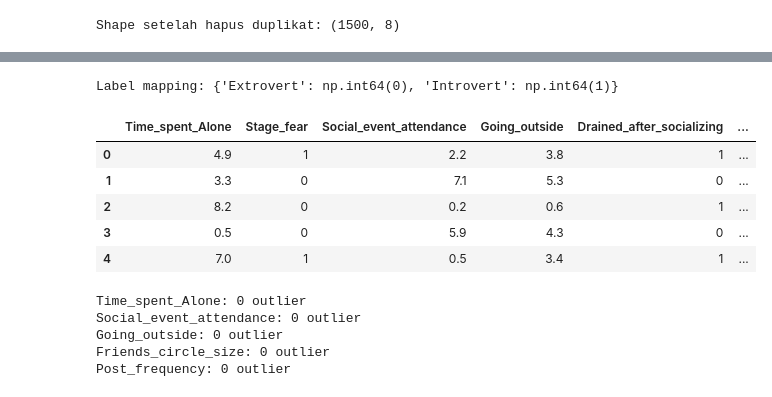
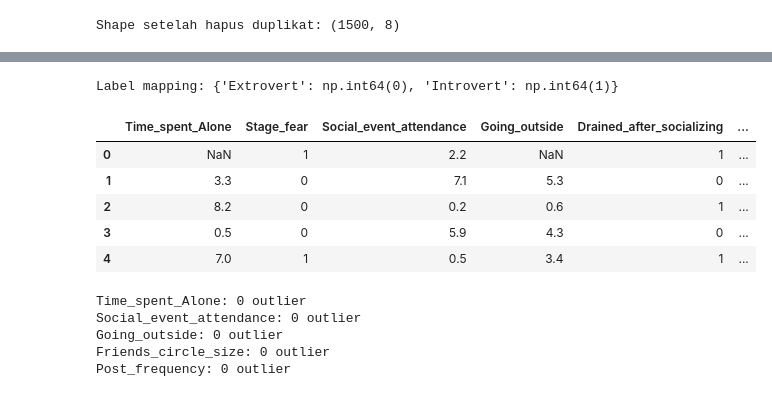
Before and after one commit to septyandy08/Image_Generation_Dicoding, a Jupyter notebook: Eksperimen_SML_Muhammad-Rizqy-Septyandy/preprocessing/Eksperimen_Muhammad-Rizqy-Septyandy.ipynb, the cells around one changed output, grey strips where cells are left out. Cells and saved outputs as stored; diff of their text form; code cells hidden in the pictures.

```diff
--- a/Eksperimen_SML_Muhammad-Rizqy-Septyandy/preprocessing/Eksperimen_Muhammad-Rizqy-Septyandy.ipynb
+++ b/Eksperimen_SML_Muhammad-Rizqy-Septyandy/preprocessing/Eksperimen_Muhammad-Rizqy-Septyandy.ipynb
@@ -218,12 +227,3 @@ df_clean = df.copy().drop_duplicates().reset_index(drop=True)
 print('Shape setelah hapus duplikat:', df_clean.shape)
 # %% [output]
 Shape setelah hapus duplikat: (1500, 8)
-# %%
-# 5.2 Imputasi missing values
-num_imputer = SimpleImputer(strategy='median')
-cat_imputer = SimpleImputer(strategy='most_frequent')
-
-df_clean[num_cols] = num_imputer.fit_transform(df_clean[num_cols])
-df_clean[cat_cols] = cat_imputer.fit_transform(df_clean[cat_cols])
-print('Missing setelah imputasi:')
-print(df_clean.isna().sum())
@@ -241,16 +230,20 @@ dtype: int64
 # %%
-# 5.3 Encoding kategorikal Yes/No -> 1/0 dan target -> 0/1
+# 5.2 Encoding kategorikal deterministik (Yes/No -> 1/0) dan target
+# Mapping ini deterministik (bukan dipelajari dari data) sehingga aman dilakukan
+# sebelum split. Imputasi numerik dilakukan dulu hanya untuk kolom kategorikal
+# agar mapping tidak menghasilkan NaN -> NaN.
+df_clean[cat_cols] = df_clean[cat_cols].fillna(df_clean[cat_cols].mode().iloc[0])
 for c in cat_cols:
     df_clean[c] = df_clean[c].map({'Yes': 1, 'No': 0}).astype(int)
 
 le = LabelEncoder()
 df_clean['Personality'] = le.fit_transform(df_clean['Personality'])
 print('Label mapping:', dict(zip(le.classes_, le.transform(le.classes_))))
 df_clean.head()
 # %% [output]
 Label mapping: {'Extrovert': np.int64(0), 'Introvert': np.int64(1)}
 |  | Time_spent_Alone | Stage_fear | Social_event_attendance | Going_outside | Drained_after_socializing | ... |
-| 0 | 4.9 | 1 | 2.2 | 3.8 | 1 | ... |
+| 0 | NaN | 1 | 2.2 | NaN | 1 | ... |
 | 1 | 3.3 | 0 | 7.1 | 5.3 | 0 | ... |
 | 2 | 8.2 | 0 | 0.2 | 0.6 | 1 | ... |
 | 3 | 0.5 | 0 | 5.9 | 4.3 | 0 | ... |
```
Also changed, not shown: parts of 11 cells of this notebook, 13 other files.
